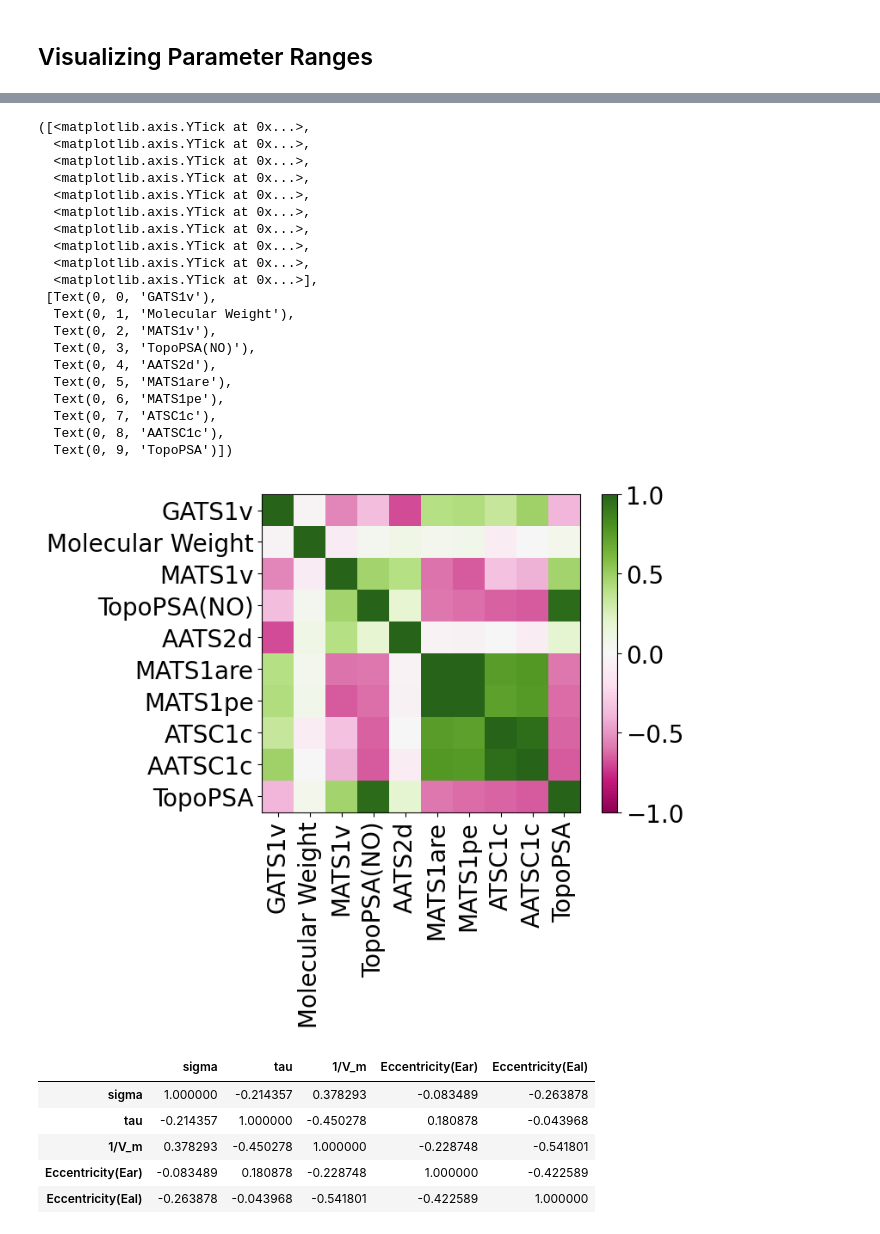
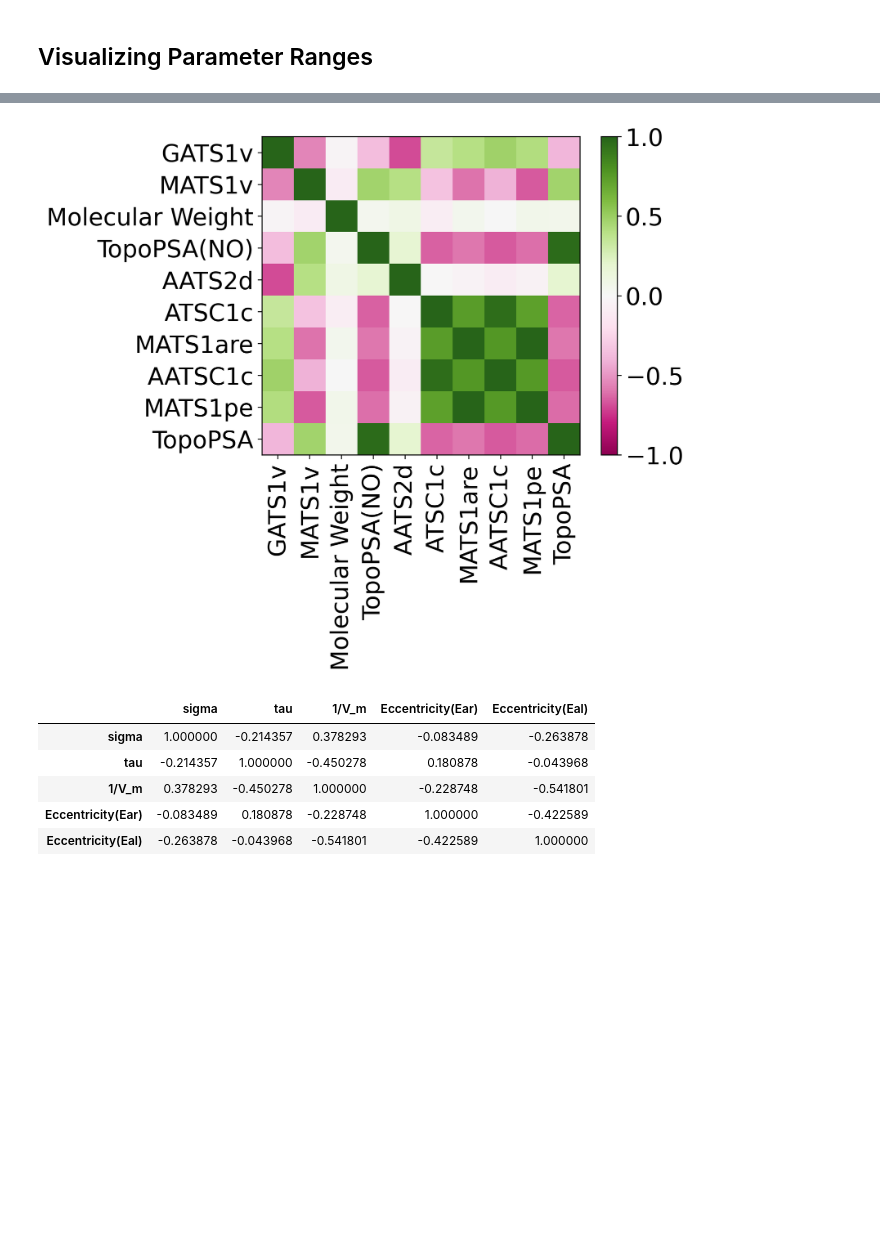
Before and after one commit to dganapat/melting_point_prediction_paper, a Jupyter notebook: mp_prediction_models.ipynb, the cells around one changed output, grey strips where cells are left out. Cells and saved outputs as stored; diff of their text form; code cells hidden in the pictures; blank space fills up the shorter version.

```diff
--- a/mp_prediction_models.ipynb
+++ b/mp_prediction_models.ipynb
@@ -1105,39 +1113,21 @@ plt.ylim([-1,2])
 # %%
 # corr_df = dataset_dict["Hydroquinones"][["sigma","tau","1/V_m","Eccentricity(Ear)","Eccentricity(Eal)"]].corr()
 # corr_df = hydroquinone_mordred[["Molecular Weight","AATS2d","GATS4c","GATS3c","GATS1v","MATS1are","TopoPSA(NO)","MATS1v","ATSC1v","AATSC1v"]].corr() # single run feature downselected
 # corr_df = quinone_mordred[["AATS2d","MATS1se","AATSC0i","AATS2dv","AXp-6dv","MATS1pe","AATS1dv","AXp-4dv","TopoPSA(NO)","TopoPSA"]].corr() # single run features downselected
-# corr_df = quinone_mordred[["AATS2d","AATS2dv","AXp-6dv","MATS1se","TopoPSA(NO)","AATS3dv","AATSC0i","MATS1are","PEOE_VSA11","AXp-4dv"]].corr() # main text top 10 for random forest
-corr_df = hydroquinone_mordred[["GATS1v","Molecular Weight","MATS1v","TopoPSA(NO)","AATS2d","MATS1are","MATS1pe","ATSC1c","AATSC1c","TopoPSA"]].corr() # main text top 10 for random forest
-# corr_df = quinone_mordred[["NsssCH","PEOE_VSA8","nAcid","SlogP_VSA4","SMR_VSA3","JGI2","PEOE_VSA7","SaaNH","nHBDon","ZMIC0"]].corr() # main text top 10 ridge regression
-# corr_df = hydroquinone_mordred[["Molecular Weight","Xc-6dv","SaasN","JGI3","MATS5c","ATSC4i","RotRatio","nRot","SaasC","GATS1c"]].corr() # main text top 10 ridge regression
+# corr_df = quinone_mordred[["AATS2d","AATS2dv","AXp-6dv","MATS1se","TopoPSA(NO)","AATS3dv","AATSC0i","MATS1are","PEOE_VSA11","PEOE_VSA1"]].corr() # main text top 10 for random forest
+corr_df = hydroquinone_mordred[["GATS1v","MATS1v","Molecular Weight","TopoPSA(NO)","AATS2d","ATSC1c","MATS1are","AATSC1c","MATS1pe","TopoPSA"]].corr() # main text top 10 for random forest
+# corr_df = quinone_mordred[["PEOE_VSA8","NsssCH","SlogP_VSA4","nAcid","PEOE_VSA7","JGI2","SMR_VSA3","SaaNH","nHBDon","ZMIC0"]].corr() # main text top 10 ridge regression
+# corr_df = hydroquinone_mordred[["Xc-6dv","Molecular Weight","SaasN","JGI3","MATS5c","RotRatio","SaasC","ATSC4i","nRot","Xch-4dv"]].corr() # main text top 10 ridge regression
 
 fig = plt.imshow(corr_df,cmap="PiYG",vmin=-1,vmax=1)
 # plt.colorbar(fig,cmap="PiYG",norm=mpl.colors.Normalize(vmin=-1, vmax=1))
 plt.colorbar()
 plt.xticks(range(len(corr_df)),corr_df.columns,rotation=90)
 plt.yticks(range(len(corr_df.index)),corr_df.index)
+
+# plt.savefig("Plots/HQ_Mordred_rf_correlation.png",dpi=200,bbox_inches='tight')
 # %% [output]
-([<matplotlib.axis.YTick at 0x...>,
-  <matplotlib.axis.YTick at 0x...>,
-  <matplotlib.axis.YTick at 0x...>,
-  <matplotlib.axis.YTick at 0x...>,
-  <matplotlib.axis.YTick at 0x...>,
-  <matplotlib.axis.YTick at 0x...>,
-  <matplotlib.axis.YTick at 0x...>,
-  <matplotlib.axis.YTick at 0x...>,
-  <matplotlib.axis.YTick at 0x...>,
-  <matplotlib.axis.YTick at 0x...>],
- [Text(0, 0, 'GATS1v'),
-  Text(0, 1, 'Molecular Weight'),
-  Text(0, 2, 'MATS1v'),
-  Text(0, 3, 'TopoPSA(NO)'),
-  Text(0, 4, 'AATS2d'),
-  Text(0, 5, 'MATS1are'),
-  Text(0, 6, 'MATS1pe'),
-  Text(0, 7, 'ATSC1c'),
-  Text(0, 8, 'AATSC1c'),
-  Text(0, 9, 'TopoPSA')])
-[figure, old version]
+[figure, new version]
 # %%
 dataset_dict["Hydroquinones"][["sigma","tau","1/V_m","Eccentricity(Ear)","Eccentricity(Eal)"]].corr()
 # %% [output]
```
Also changed, not shown: parts of 11 cells of this notebook, 29 other files.
